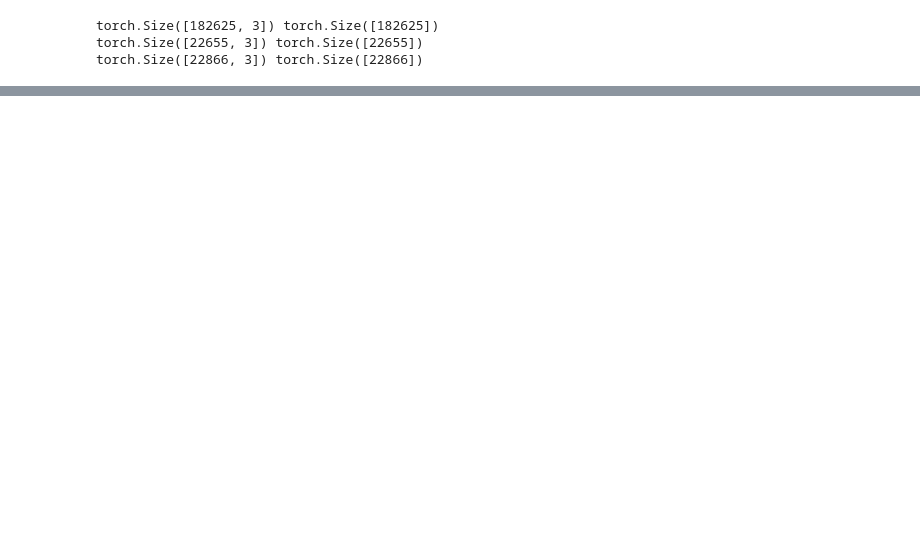
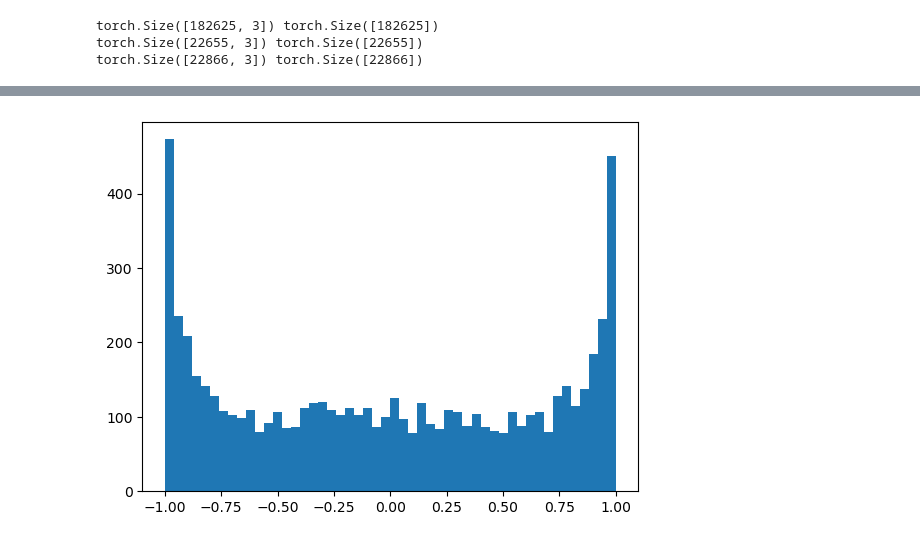
Before and after one commit to gg2001/nn-zero-to-hero, a Jupyter notebook: makemore_mlp2.ipynb, the cells around one changed output, grey strips where cells are left out. Cells and saved outputs as stored; diff of their text form; code cells hidden in the pictures; blank space fills up the shorter version.

```diff
--- a/makemore_mlp2.ipynb
+++ b/makemore_mlp2.ipynb
@@ -127,0 +180,4 @@ for i in range(max_steps):
+# %%
+plt.hist(h.view(-1).tolist(), 50);
+# %% [output]
+[figure, added]
```
Also changed, not shown: parts of 15 cells of this notebook, 1 other file.
